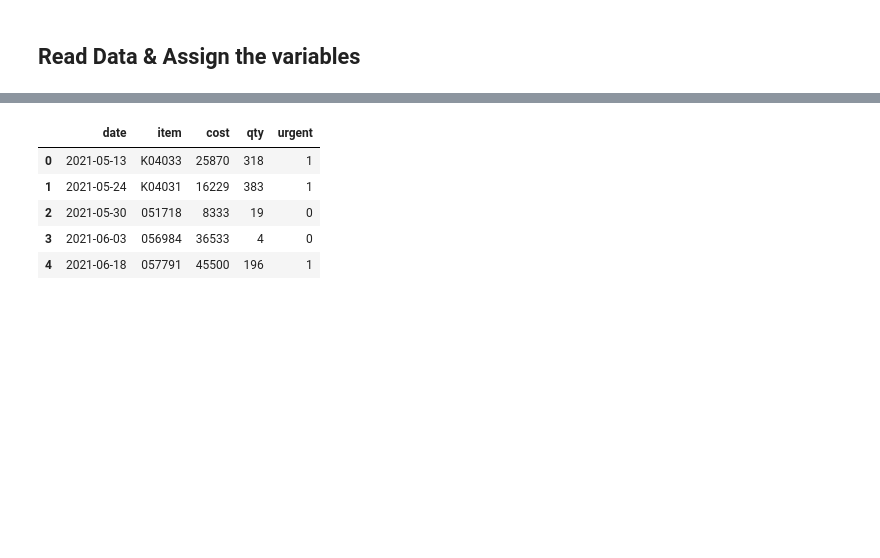
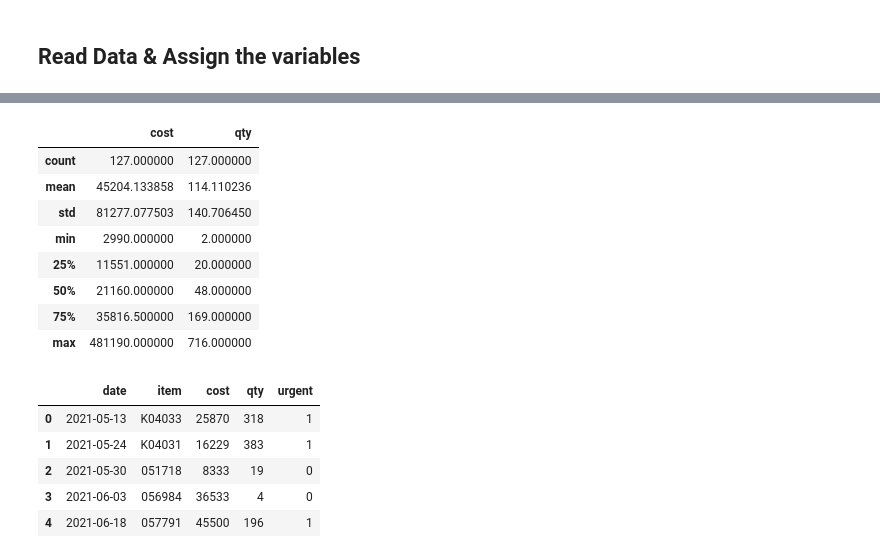
Before and after one commit to sugyeong-jo/ProjectLab, a Jupyter notebook: 생산계획최적화_notebook.ipynb, the cells around one changed output, grey strips where cells are left out. Drawn from its saved outputs; the diff is of its cells as text; code cells hidden in the pictures; blank space fills up the shorter version.

```diff
--- a/생산계획최적화_notebook.ipynb
+++ b/생산계획최적화_notebook.ipynb
@@ -46,0 +48,12 @@ order_info['date'] = order_info['date'].apply(lambda x: datetime.datetime.strpti
+# %%
+order_info.describe()
+# %% [output]
+|  | cost | qty |
+| count | 127.000000 | 127.000000 |
+| mean | 45204.133858 | 114.110236 |
+| std | 81277.077503 | 140.706450 |
+| min | 2990.000000 | 2.000000 |
+| 25% | 11551.000000 | 20.000000 |
+| 50% | 21160.000000 | 48.000000 |
+| 75% | 35816.500000 | 169.000000 |
+| max | 481190.000000 | 716.000000 |
```
Also changed, not shown: parts of 3 cells of this notebook, 10 other files.
